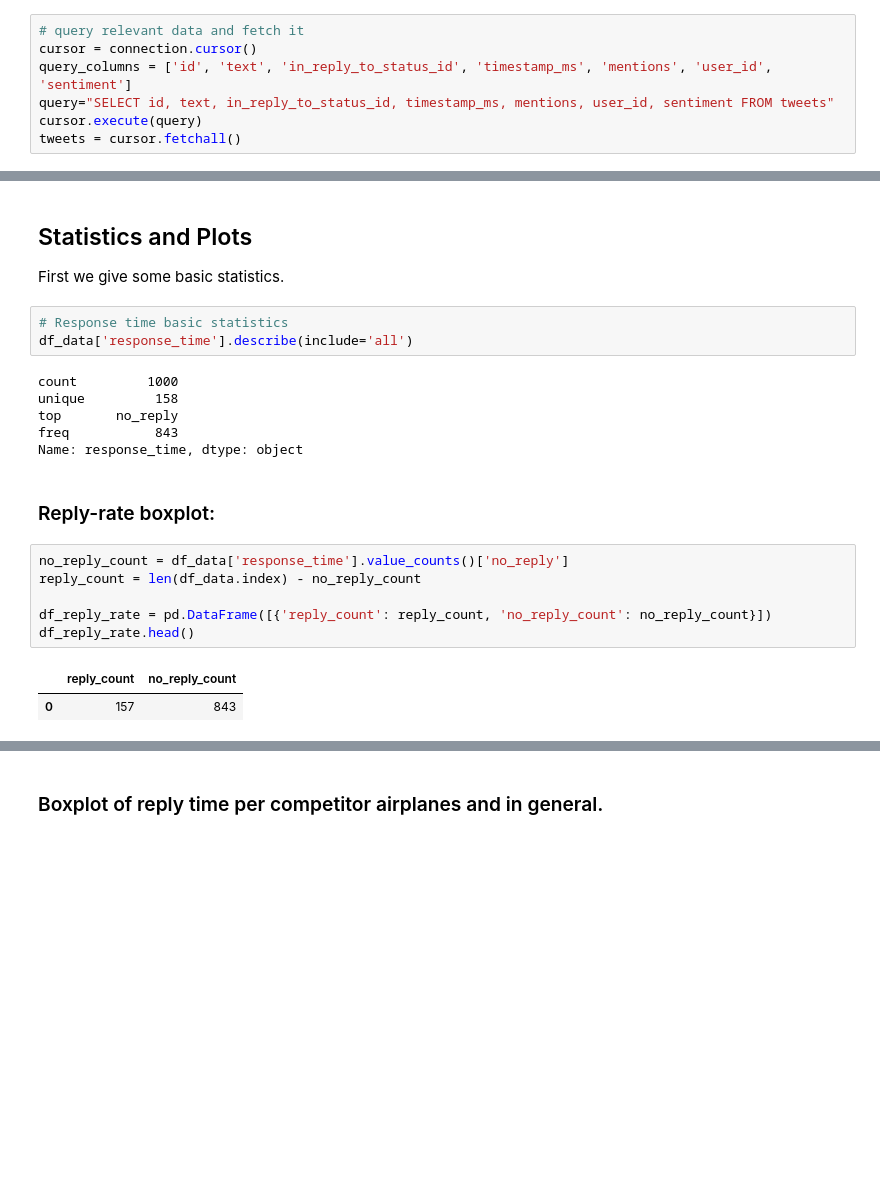
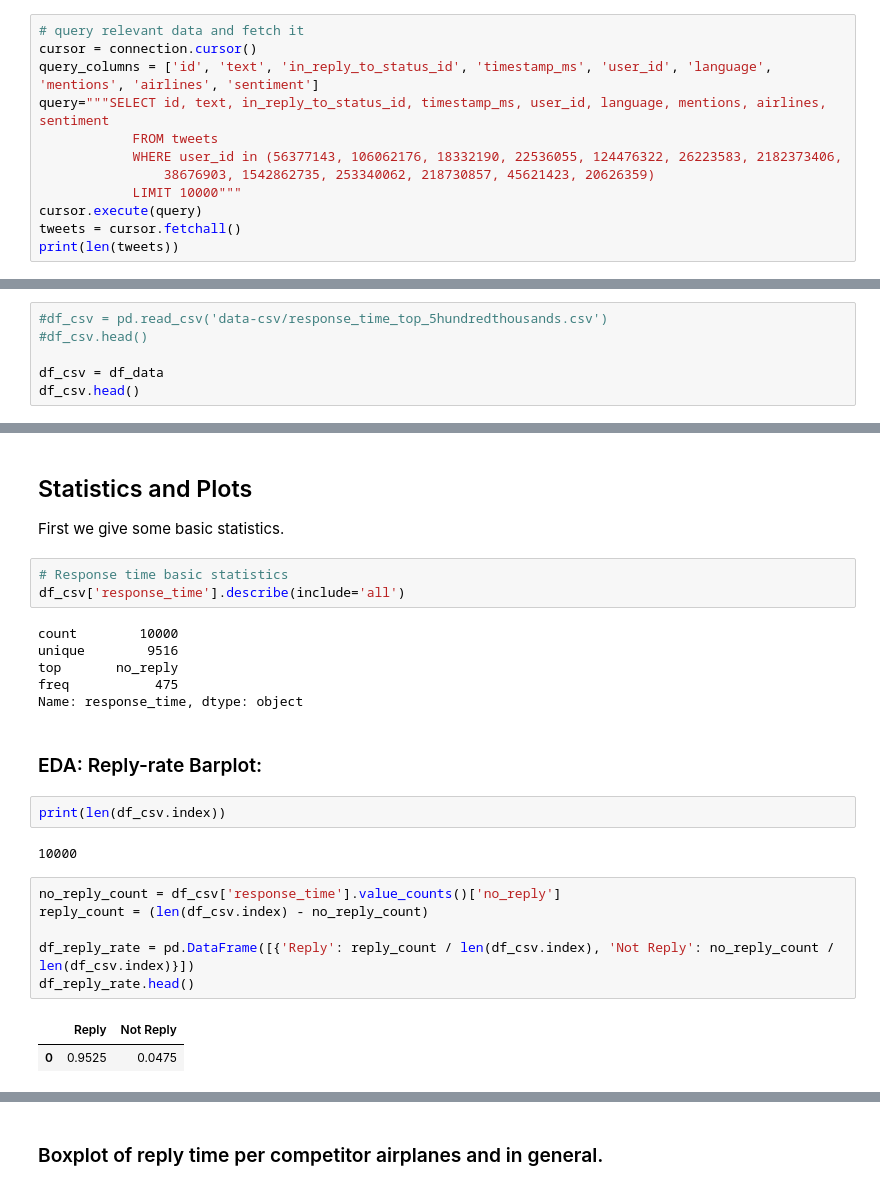
Before and after one commit to danamira/DBL-Data-Challenge, a Jupyter notebook: response_time_stats.ipynb, the cells around one changed output, grey strips where cells are left out. Cells and saved outputs as stored; diff of their text form; blank space fills up the shorter version.

```diff
--- a/response_time_stats.ipynb
+++ b/response_time_stats.ipynb
@@ -39,7 +47,12 @@ All the relevant data is fetched from the table. A list is used to keep track of
 # %%
 # query relevant data and fetch it
 cursor = connection.cursor()
-query_columns = ['id', 'text', 'in_reply_to_status_id', 'timestamp_ms', 'mentions', 'user_id', 'sentiment']
-query="SELECT id, text, in_reply_to_status_id, timestamp_ms, mentions, user_id, sentiment FROM tweets"
+query_columns = ['id', 'text', 'in_reply_to_status_id', 'timestamp_ms', 'user_id', 'language', 'mentions', 'airlines', 'sentiment']
+query="""SELECT id, text, in_reply_to_status_id, timestamp_ms, user_id, language, mentions, airlines, sentiment
+            FROM tweets
+            WHERE user_id in (56377143, 106062176, 18332190, 22536055, 124476322, 26223583, 2182373406,
+                38676903, 1542862735, 253340062, 218730857, 45621423, 20626359)
+            LIMIT 10000"""
 cursor.execute(query)
 tweets = cursor.fetchall()
+print(len(tweets))
@@ -111,0 +165,6 @@ Since the value of most reponse times are "no_reply" and thus unlikely to see an
+# %%
+#df_csv = pd.read_csv('data-csv/response_time_top_5hundredthousands.csv')
+#df_csv.head()
+
+df_csv = df_data
+df_csv.head()
@@ -124,23 +210,27 @@ example: 0.039820555555555553
 First we give some basic statistics.
 # %%
 # Response time basic statistics
-df_data['response_time'].describe(include='all')
+df_csv['response_time'].describe(include='all')
 # %% [output]
-count         1000
-unique         158
+count        10000
+unique        9516
 top       no_reply
-freq           843
+freq           475
 Name: response_time, dtype: object
 # %% [markdown]
-### Reply-rate boxplot:
+### EDA: Reply-rate Barplot:
+# %%
+print(len(df_csv.index))
+# %% [output]
+10000
 # %%
-no_reply_count = df_data['response_time'].value_counts()['no_reply']
-reply_count = len(df_data.index) - no_reply_count
+no_reply_count = df_csv['response_time'].value_counts()['no_reply']
+reply_count = (len(df_csv.index) - no_reply_count)
 
-df_reply_rate = pd.DataFrame([{'reply_count': reply_count, 'no_reply_count': no_reply_count}])
+df_reply_rate = pd.DataFrame([{'Reply': reply_count / len(df_csv.index), 'Not Reply': no_reply_count / len(df_csv.index)}])
 df_reply_rate.head()
 # %% [output]
-|  | reply_count | no_reply_count |
-| 0 | 157 | 843 |
+|  | Reply | Not Reply |
+| 0 | 0.9525 | 0.0475 |
 # %%
 ax = sns.barplot(df_reply_rate)
```
Also changed, not shown: parts of 42 cells of this notebook, 7 other files.
